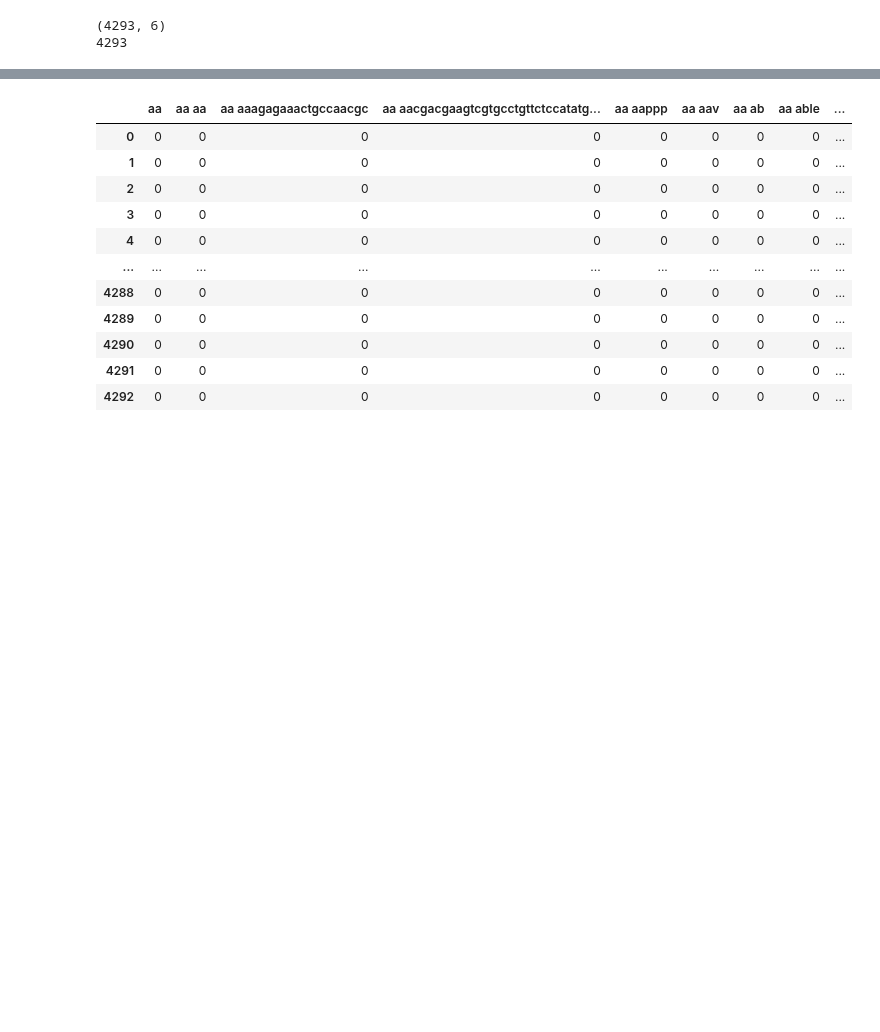
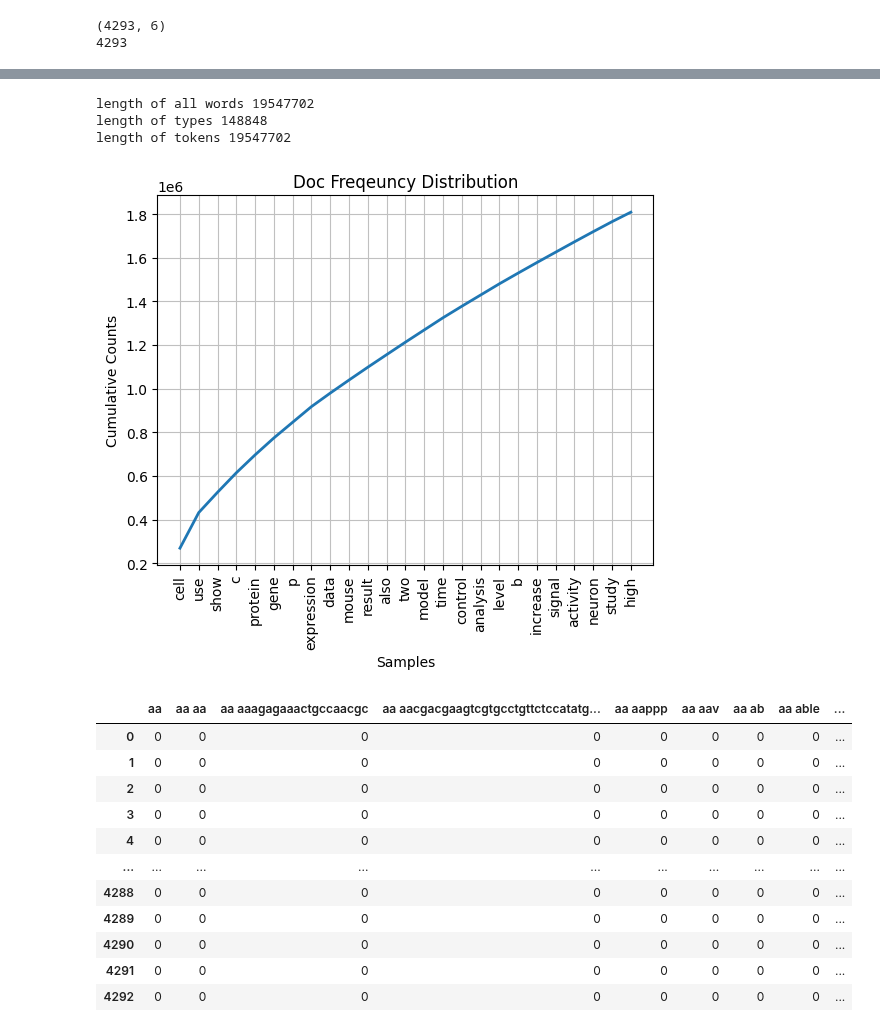
Before and after one commit to michael-pollack/573Project, a Jupyter notebook: project.ipynb, the cells around one changed output, grey strips where cells are left out. Drawn from its saved outputs; the diff is of its cells as text; code cells hidden in the pictures; blank space fills up the shorter version.

```diff
--- a/project.ipynb
+++ b/project.ipynb
@@ -292,7 +294,12 @@ wordcloud_maker(df_elife_train)
 # %%
 #checking custom stop lists and cleaning worked. Cut down 246k words
-clean_doc_list = df_elife_train.clean.tolist()
+clean_doc_list = df_elife_train_clean.clean.tolist()
 freqdist_maker(clean_doc_list)
+# %% [output]
+length of all words 19547702
+length of types 148848
+length of tokens 19547702
+[figure, added]
 # %%
 #creating a csv of cleaned data for later use
 #df_elife_train.to_csv('clean_elife_train.csv', index=False)
```
Also changed, not shown: parts of 6 cells of this notebook.
